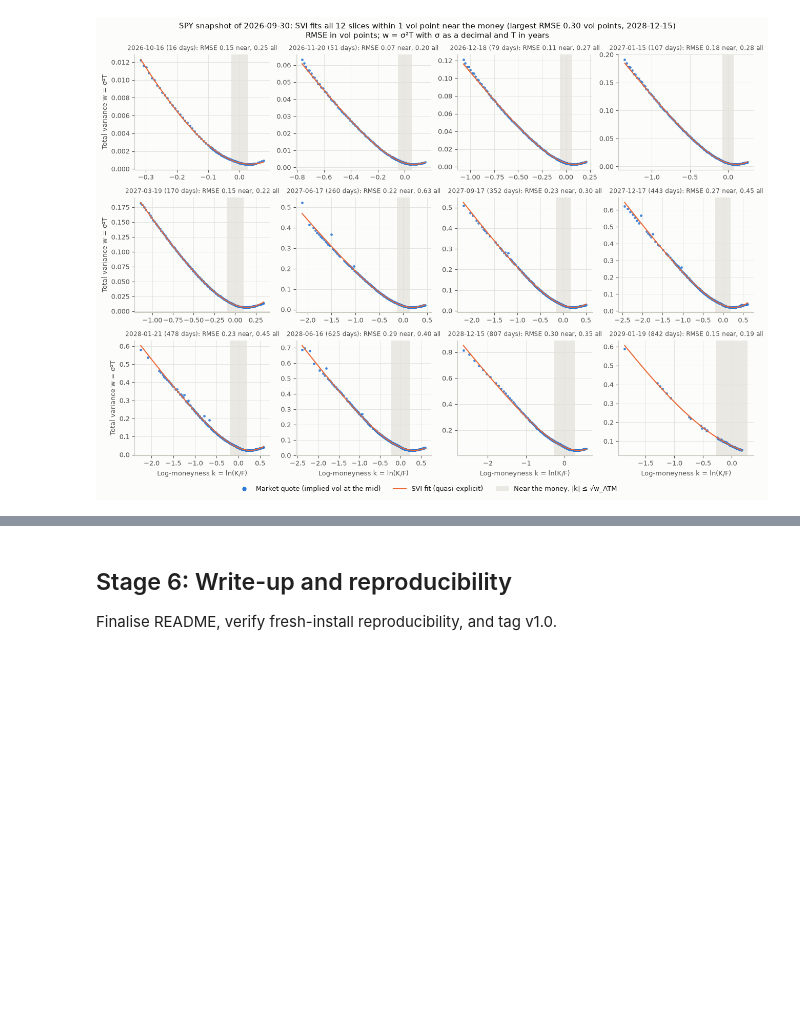
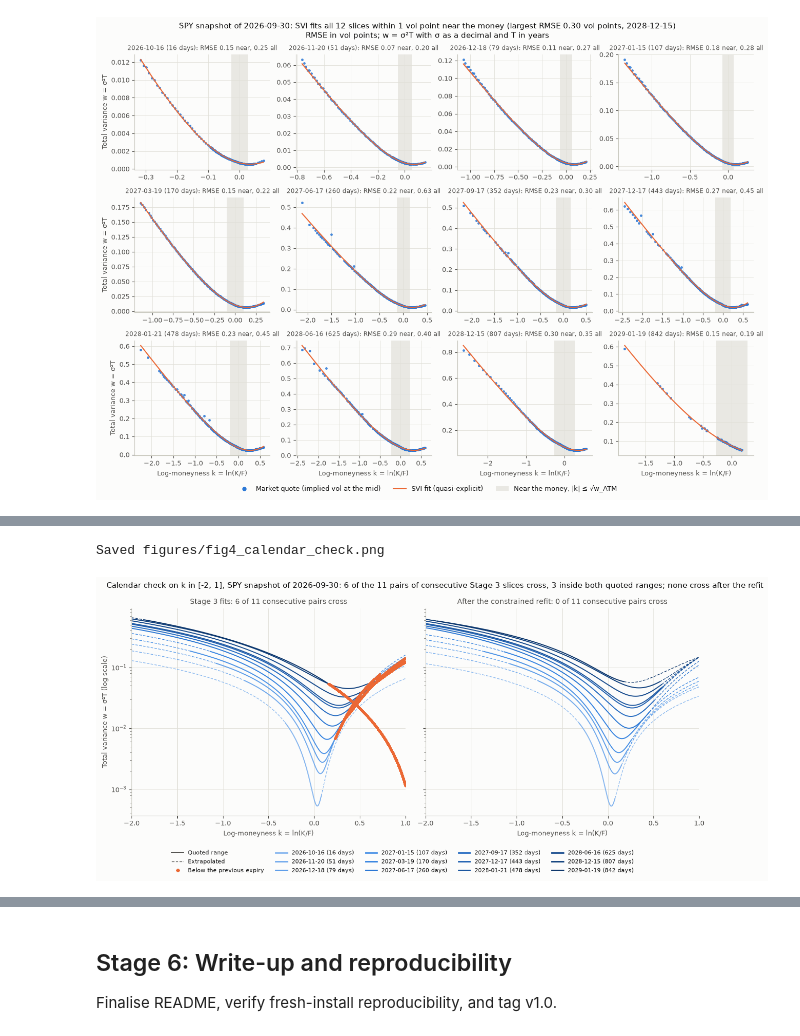
Before and after one commit to yogi-agarwal/vol-surface-delta-hedging, a Jupyter notebook: notebooks/analysis.ipynb, the cells around one changed output, grey strips where cells are left out. Drawn from its saved outputs; the diff is of its cells as text; code cells hidden in the pictures; blank space fills up the shorter version.

```diff
--- a/notebooks/analysis.ipynb
+++ b/notebooks/analysis.ipynb
@@ -1789,0 +2070,45 @@ Check butterfly and calendar arbitrage, refit if needed, and build the variance-
+# %%
+from matplotlib.lines import Line2D
+
+expiry_colours = EXPIRY_RAMP(np.linspace(0, 1, len(refits)))
+fig, axes = plt.subplots(1, 2, figsize=(12, 5.2), sharex=True, sharey=True)
+for ax, params, fit_name in zip(axes, (stage_3_params, refit_params), ("before", "after")):
+    w_previous = None
+    for colour, p, (lo, hi) in zip(expiry_colours, params, quoted):
+        w_fine = raw_svi(fine, *p)
+        inside = (fine >= lo) & (fine <= hi)
+        ax.plot(fine, np.where(inside, w_fine, np.nan), color=colour, lw=1.4, zorder=2)
+        ax.plot(fine, np.where(inside, np.nan, w_fine), color=colour, lw=0.9, ls=(0, (4, 2)), zorder=2)
+        w_certify = raw_svi(certify, *p)
+        if w_previous is not None:
+            below = w_certify - w_previous < -arb.VIOLATION_TOL
+            ax.plot(certify[below], w_certify[below], ls="none", marker="o", ms=2, color=ORANGE, zorder=3)
+        w_previous = w_certify
+    pairs = int((checks[fit_name][["calendar quoted", "calendar extrapolated"]].fillna(0).sum(axis=1) > 0).sum())
+    title = "Stage 3 fits" if fit_name == "before" else "After the constrained refit"
+    ax.set_title(f"{title}: {pairs} of {len(refits) - 1} consecutive pairs cross", color=INK_2)
+    ax.set_xlabel("Log-moneyness k = ln(K/F)")
+axes[0].set_yscale("log")
+axes[0].set_ylabel("Total variance w = σ²T (log scale)")
+axes[0].set_xlim(*arb.K_RANGE)
+handles = [
+    Line2D([], [], color=INK_2, lw=1.4, label="Quoted range"),
+    Line2D([], [], color=INK_2, lw=0.9, ls=(0, (4, 2)), label="Extrapolated"),
+    Line2D([], [], ls="none", marker="o", ms=4, color=ORANGE, label="Below the previous expiry"),
+] + [Line2D([], [], color=colour, lw=2, label=f"{label} ({365 * T:.0f} days)")
+     for colour, label, T in zip(expiry_colours, stage_4_labels, T_slices)]
+fig.legend(handles=handles, loc="lower center", bbox_to_anchor=(0.5, -0.13), ncol=5, fontsize=8)
+quoted_pairs = calendar_quoted.size
+after_pairs = int((after_counts[["calendar quoted", "calendar extrapolated"]].sum(axis=1) > 0).sum())
+after_text = "none cross after the refit" if after_pairs == 0 else f"{after_pairs} still cross after the refit"
+finding = (
+    f"{calendar_pairs.size} of the {len(refits) - 1} pairs of consecutive Stage 3 slices cross, {quoted_pairs} inside "
+    f"both quoted ranges; {after_text}"
+)
+fig.suptitle(f"Calendar check on k in [-2, 1], SPY snapshot of {fetch.min():%Y-%m-%d}: {finding}", x=0.02, ha="left")
+fig.tight_layout()
+save(fig, "fig4_calendar_check.png")
+plt.show()
+# %% [output]
+Saved figures/fig4_calendar_check.png
+[figure, added]
```
Also changed, not shown: parts of 11 cells of this notebook, 3 other files.
